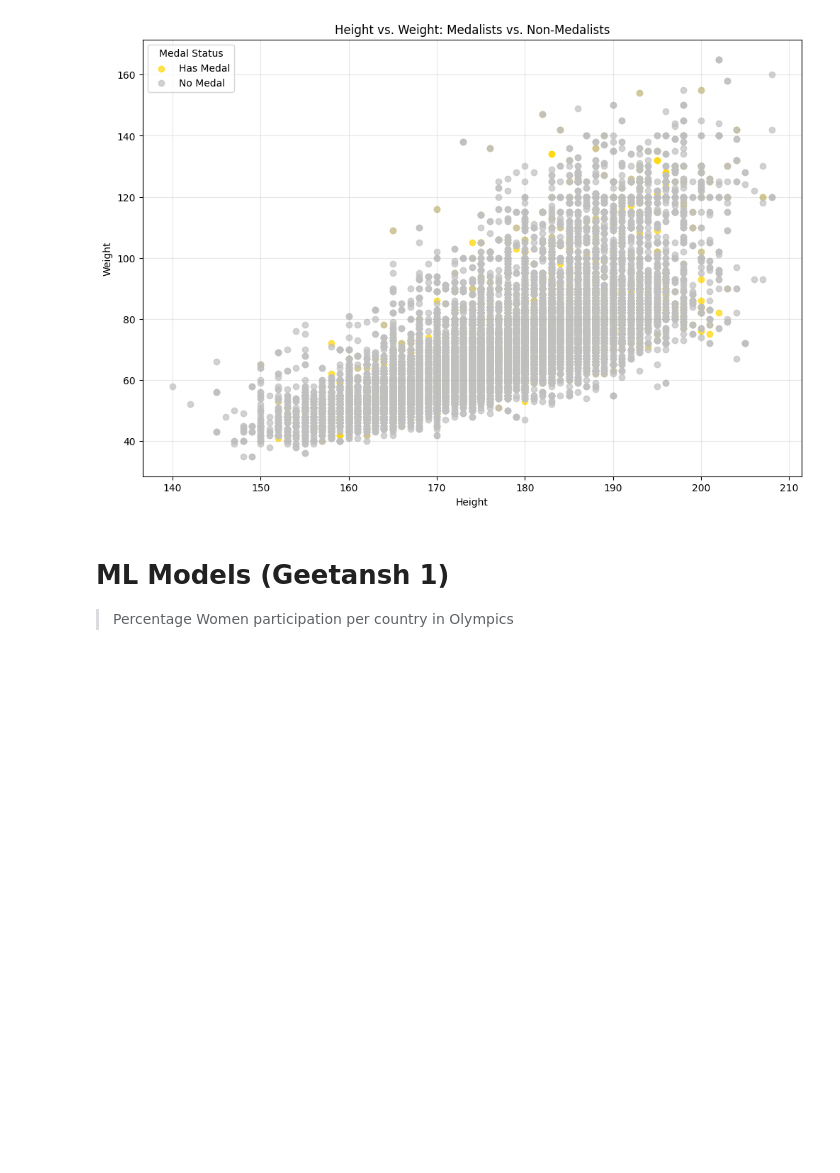
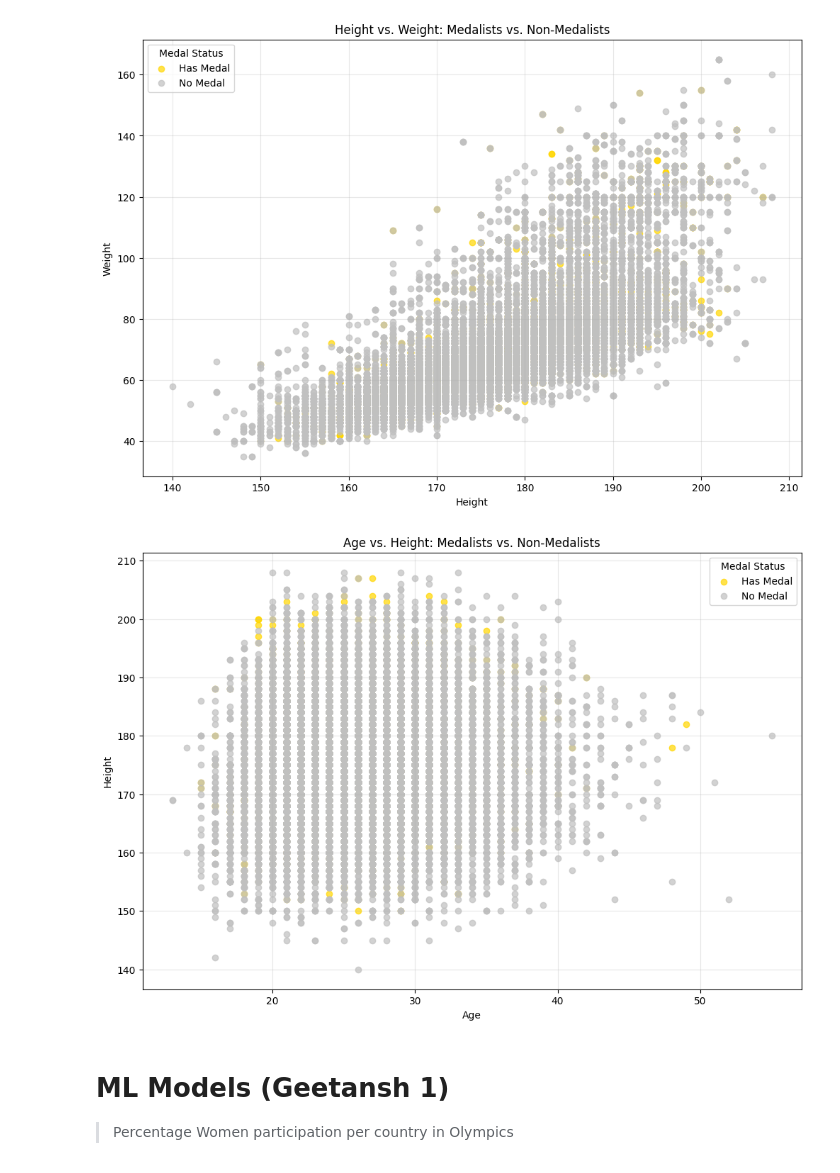
Before and after one commit to Geetansh170/OlympiTrack, a Jupyter notebook: exp/DIC_Project_phase2.ipynb, the cells around one changed output. Drawn from its saved outputs; the diff is of its cells as text; code cells hidden in the pictures; blank space fills up the shorter version.

Commit message:
age and height plot

```diff
--- a/exp/DIC_Project_phase2.ipynb
+++ b/exp/DIC_Project_phase2.ipynb
@@ -868,6 +868,26 @@ plt.grid(alpha=0.3)
 plt.show()
 # %% [output]
 [figure]
+# %%
+plt.figure(figsize=(12, 8))
+
+medal_data = athletics_data[athletics_data['has_medal'] == 1]
+no_medal_data = athletics_data[athletics_data['has_medal'] == 0]
+
+plt.scatter(medal_data['age'], medal_data['height'], color='gold', label='Has Medal', alpha=0.7)
+
+plt.scatter(no_medal_data['age'], no_medal_data['height'], color='silver', label='No Medal', alpha=0.7)
+
+plt.xlabel('Age')
+plt.ylabel('Height')
+plt.title('Age vs. Height: Medalists vs. Non-Medalists')
+plt.legend(title='Medal Status')
+plt.grid(alpha=0.3)
+
+# Show the plot
+plt.show()
+# %% [output]
+[figure, added]
 # %% [markdown]
 # ML Models (Geetansh 1)
 > Percentage Women participation per country in Olympics
```
